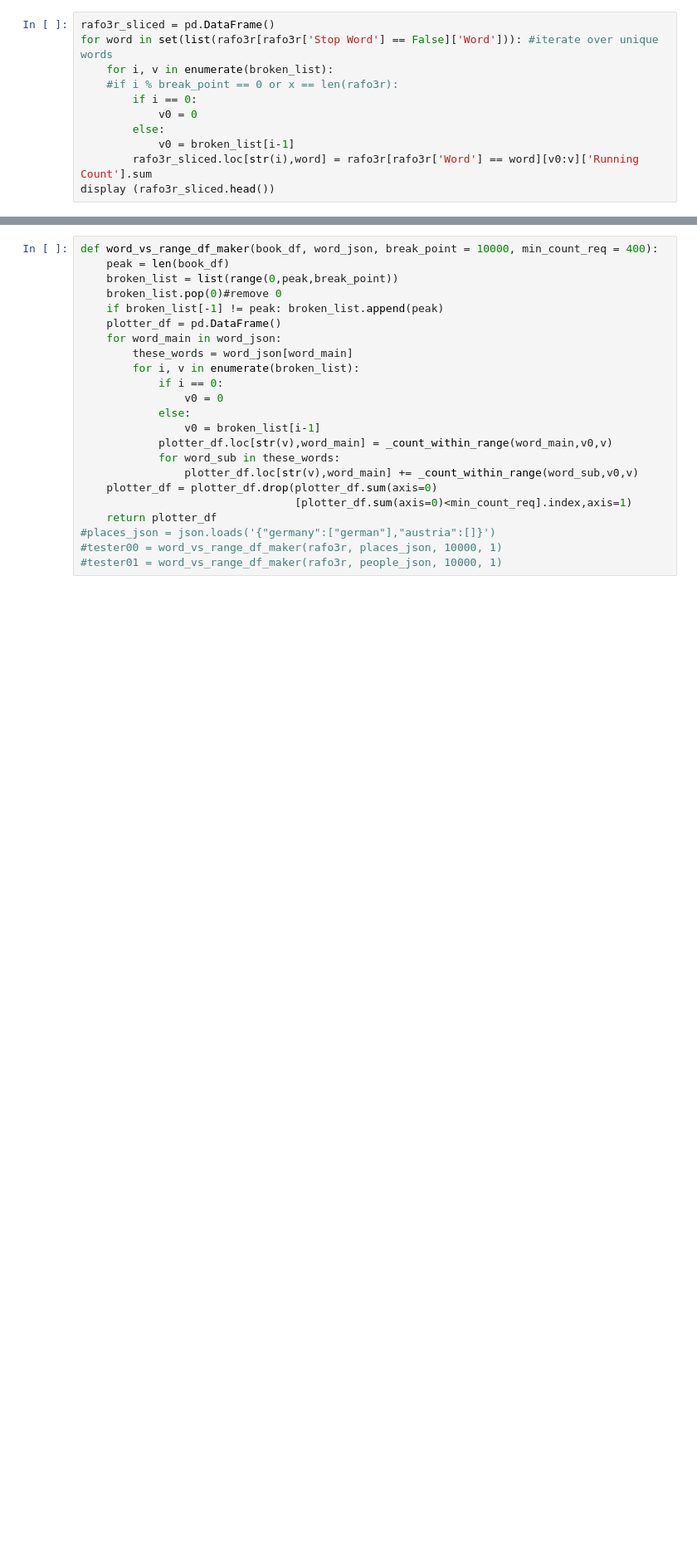
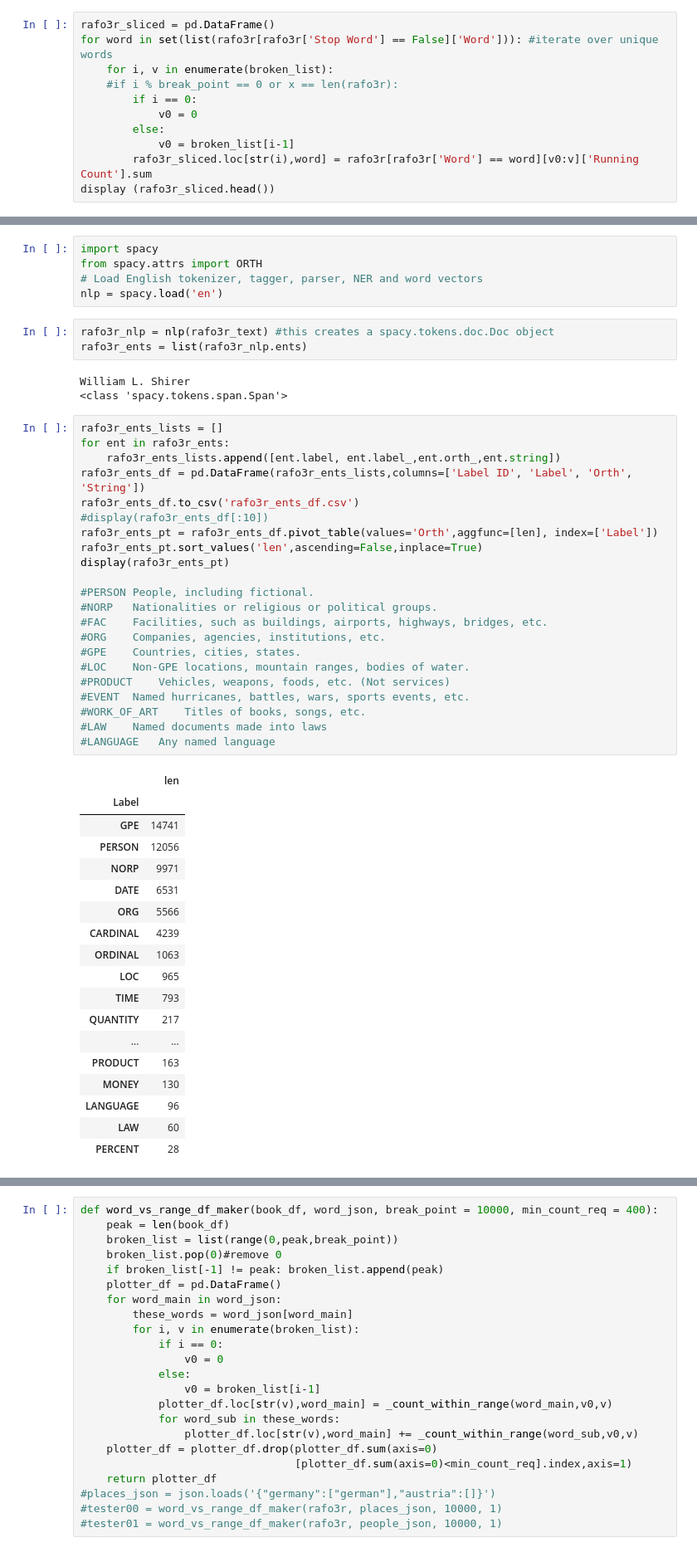
Before and after one commit to slstarnes/rafo3r-word-analysis, a Jupyter notebook: RaFo3R Word Analysis.ipynb, the cells around one changed output, grey strips where cells are left out. Shown at 83% size. Cells and saved outputs as stored; diff of their text form; blank space fills up the shorter version.

```diff
--- a/RaFo3R Word Analysis.ipynb
+++ b/RaFo3R Word Analysis.ipynb
@@ -67,0 +46,52 @@ plt.show()
+# %%
+import spacy
+from spacy.attrs import ORTH
+# Load English tokenizer, tagger, parser, NER and word vectors
+nlp = spacy.load('en')
+# %%
+rafo3r_nlp = nlp(rafo3r_text) #this creates a spacy.tokens.doc.Doc object
+rafo3r_ents = list(rafo3r_nlp.ents)
+# %% [output]
+William L. Shirer
+<class 'spacy.tokens.span.Span'>
+# %%
+rafo3r_ents_lists = []
+for ent in rafo3r_ents:
+    rafo3r_ents_lists.append([ent.label, ent.label_,ent.orth_,ent.string])
+rafo3r_ents_df = pd.DataFrame(rafo3r_ents_lists,columns=['Label ID', 'Label', 'Orth', 'String'])
+rafo3r_ents_df.to_csv('rafo3r_ents_df.csv')
+#display(rafo3r_ents_df[:10])
+rafo3r_ents_pt = rafo3r_ents_df.pivot_table(values='Orth',aggfunc=[len], index=['Label'])
+rafo3r_ents_pt.sort_values('len',ascending=False,inplace=True)
+display(rafo3r_ents_pt)
+
+#PERSON	People, including fictional.
+#NORP	Nationalities or religious or political groups.
+#FAC	Facilities, such as buildings, airports, highways, bridges, etc.
+#ORG	Companies, agencies, institutions, etc.
+#GPE	Countries, cities, states.
+#LOC	Non-GPE locations, mountain ranges, bodies of water.
+#PRODUCT	Vehicles, weapons, foods, etc. (Not services)
+#EVENT	Named hurricanes, battles, wars, sports events, etc.
+#WORK_OF_ART	Titles of books, songs, etc.
+#LAW	Named documents made into laws
+#LANGUAGE	Any named language
+# %% [output]
+|  | len |
+| Label |  |
+| GPE | 14741 |
+| PERSON | 12056 |
+| NORP | 9971 |
+| DATE | 6531 |
+| ORG | 5566 |
+| CARDINAL | 4239 |
+| ORDINAL | 1063 |
+| LOC | 965 |
+| TIME | 793 |
+| QUANTITY | 217 |
+| ... | ... |
+| PRODUCT | 163 |
+| MONEY | 130 |
+| LANGUAGE | 96 |
+| LAW | 60 |
+| PERCENT | 28 |
```
Also changed, not shown: parts of 6 cells of this notebook.
